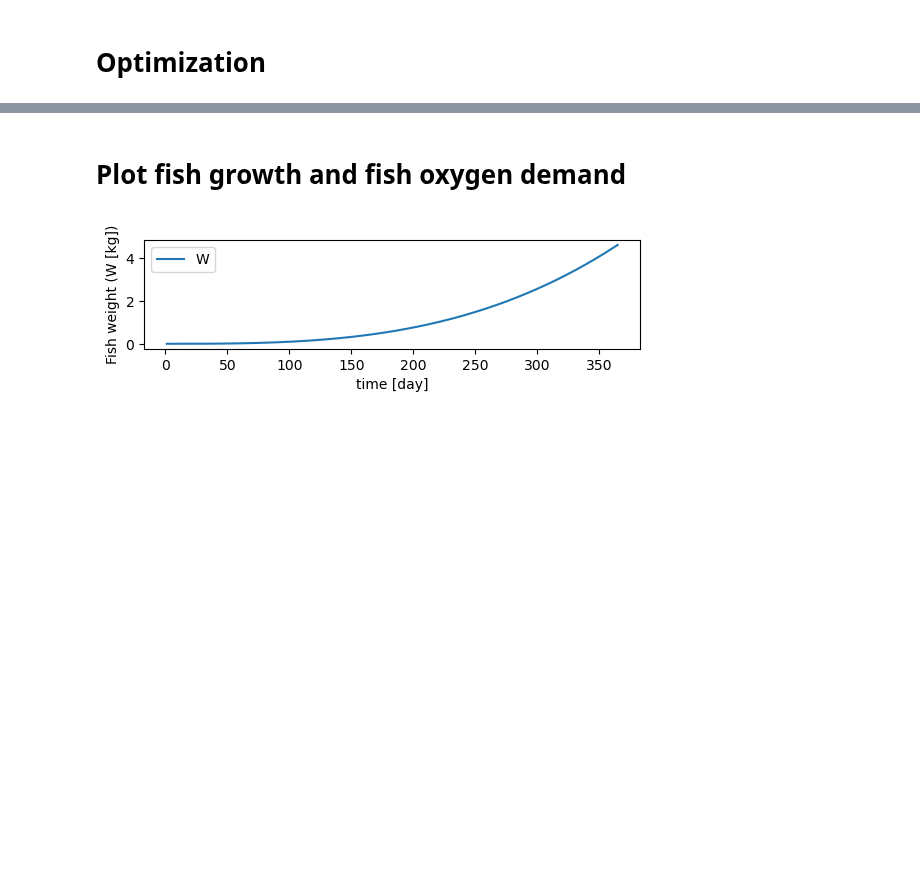
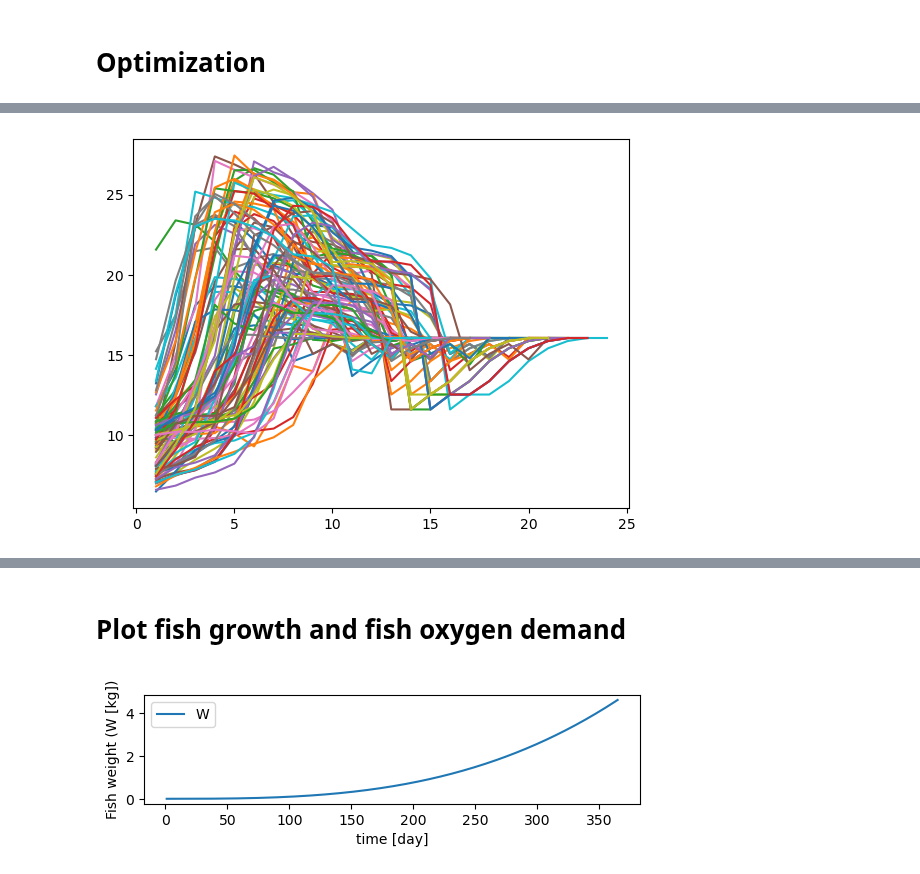
Before and after one commit to symbiotic-engineering/Aquaculture, a Jupyter notebook: run_sim_wecpen_random_init.ipynb, the cells around one changed output, grey strips where cells are left out. Saved outputs shown, nothing was run; the diff lists cells and outputs as text; code cells hidden in the pictures; blank space fills up the shorter version.

Commit message:
updated time series data

```diff
--- a/run_sim_wecpen_random_init.ipynb
+++ b/run_sim_wecpen_random_init.ipynb
@@ -147,0 +3,69 @@ optimal carrying capacity:
+# %%
+import modules
+from modules import Aqua_Obj
+import optimization
+from utilities import *
+import numpy as np
+import importlib
+importlib.reload(modules)
+from matplotlib import pyplot as plt
+from matplotlib.ticker import FormatStrFormatter
+
+max_iter = 10000
+
+
+# fill default parameters
+all_vars = ['x_wec','x_type_wec','x_pen', 'x_disc_pen', 'p_pen','x_env','p_wec','p_fish_salmon', 'x_es', 'p_es','wave_data']
+
+wec_types = ['point_absorber_RM3'] #,'attenuator','terminator','point_absorber_RM3']
+
+# design variables
+x_name = ['x_wec','x_pen']
+x_list, x0_val, x_unit, x_bnds, x_label = optimization.default_value(x_name)
+x0 = []
+for i in range(len(x_list)):
+    x0.append(x0_val[x_list[i]])
+
+# parameters
+param_name = ['x_type_wec','x_disc_pen','wave_data']
+param_val = {}
+param_val['wave_data'] = "wave_data/Wave_Data2.csv"
+
+#optimization
+best_idx = 0
+res={}
+
+fig, ax = plt.subplots(1,1)
+opt_res_history = []
+cons_history = []
+iteration_history = []
+
+for i in range(len(wec_types)):
+    param_val['wec_type'] = wec_types[i]
+    param_val['num_pens'] = 6
+    p_list, p, p_unit, p_bnds, p_label = optimization.argument_fun(x_name, param_name, param_val, all_vars)
+
+    iteration = np.linspace(1,max_iter+1,max_iter+1)
+
+    for n_test in range(100):
+        x0 = []
+        for i0 in range(len(x_bnds)):
+            x0.append(np.random.uniform(low=x_bnds[i0][0], high=x_bnds[i0][1]))
+
+        res[i], op_obj = optimization.run_optimization(x_name, x0, param_name, param_val, all_vars, max_iter)
+
+
+        if res[i].fun < res[best_idx].fun:
+            best_idx = i
+
+        ax.plot(iteration, op_obj.f)
+
+        opt_res_history.append(op_obj.f)
+        iteration_history.append(op_obj.count)
+        cons_history.append(op_obj.ineq)
+
+plt.show()
+
+optimize_result(x_name, x_list, x_unit, res[best_idx], p)
+# %% [output]
+[figure, added]
```
Also changed, not shown: parts of 4 cells of this notebook, 6 other files.
